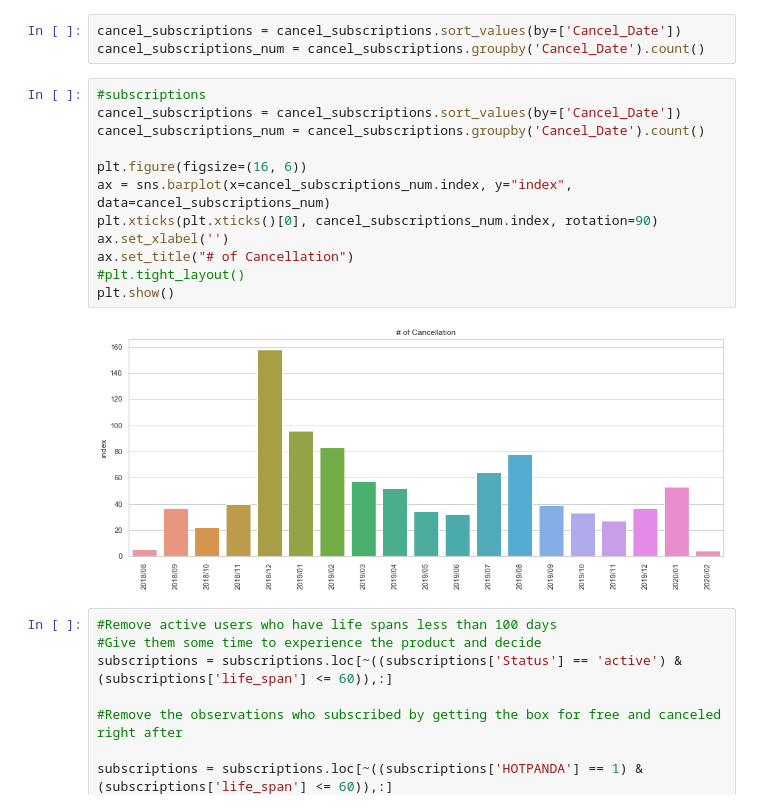
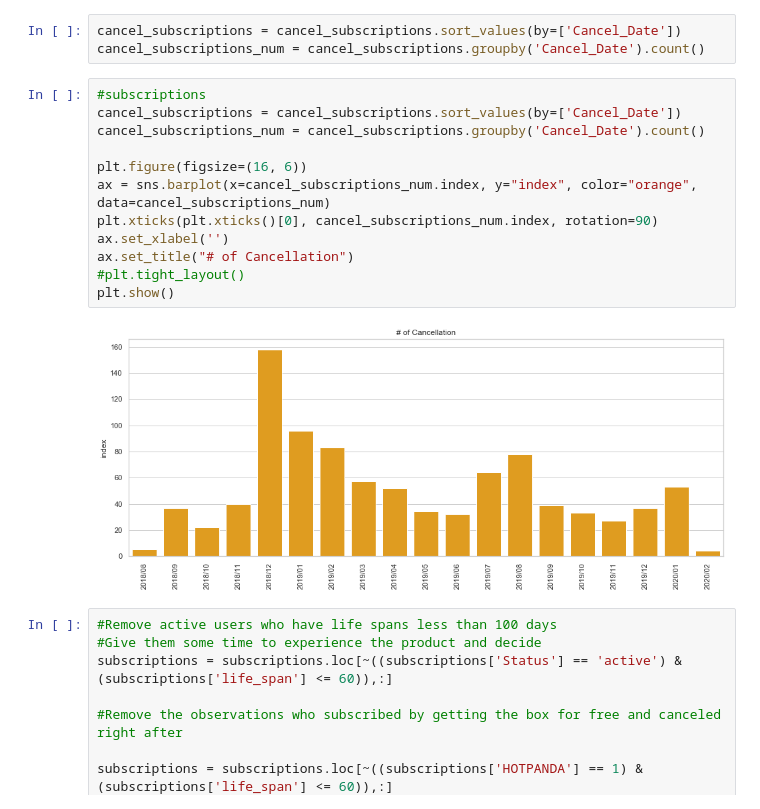
Before and after one commit to Armclimber/Projects, a Jupyter notebook: Capstone2/Predict the Cancellation Probability.ipynb, the cells around one changed output. Saved outputs shown, nothing was run; the diff lists cells and outputs as text.

```diff
--- a/Capstone2/Predict the Cancellation Probability.ipynb
+++ b/Capstone2/Predict the Cancellation Probability.ipynb
@@ -815,17 +815,17 @@ cancel_subscriptions_num = cancel_subscriptions.groupby('Cancel_Date').count()
 # %%
 #subscriptions
 cancel_subscriptions = cancel_subscriptions.sort_values(by=['Cancel_Date'])
 cancel_subscriptions_num = cancel_subscriptions.groupby('Cancel_Date').count()
 
 plt.figure(figsize=(16, 6))
-ax = sns.barplot(x=cancel_subscriptions_num.index, y="index", data=cancel_subscriptions_num)
+ax = sns.barplot(x=cancel_subscriptions_num.index, y="index", color="orange", data=cancel_subscriptions_num)
 plt.xticks(plt.xticks()[0], cancel_subscriptions_num.index, rotation=90)
 ax.set_xlabel('')
 ax.set_title("# of Cancellation")
 #plt.tight_layout()
 plt.show()
 # %% [output]
-[figure, old version]
+[figure, new version]
 # %%
 #Remove active users who have life spans less than 100 days
 #Give them some time to experience the product and decide
```
Also changed, not shown: parts of 23 cells of this notebook.
